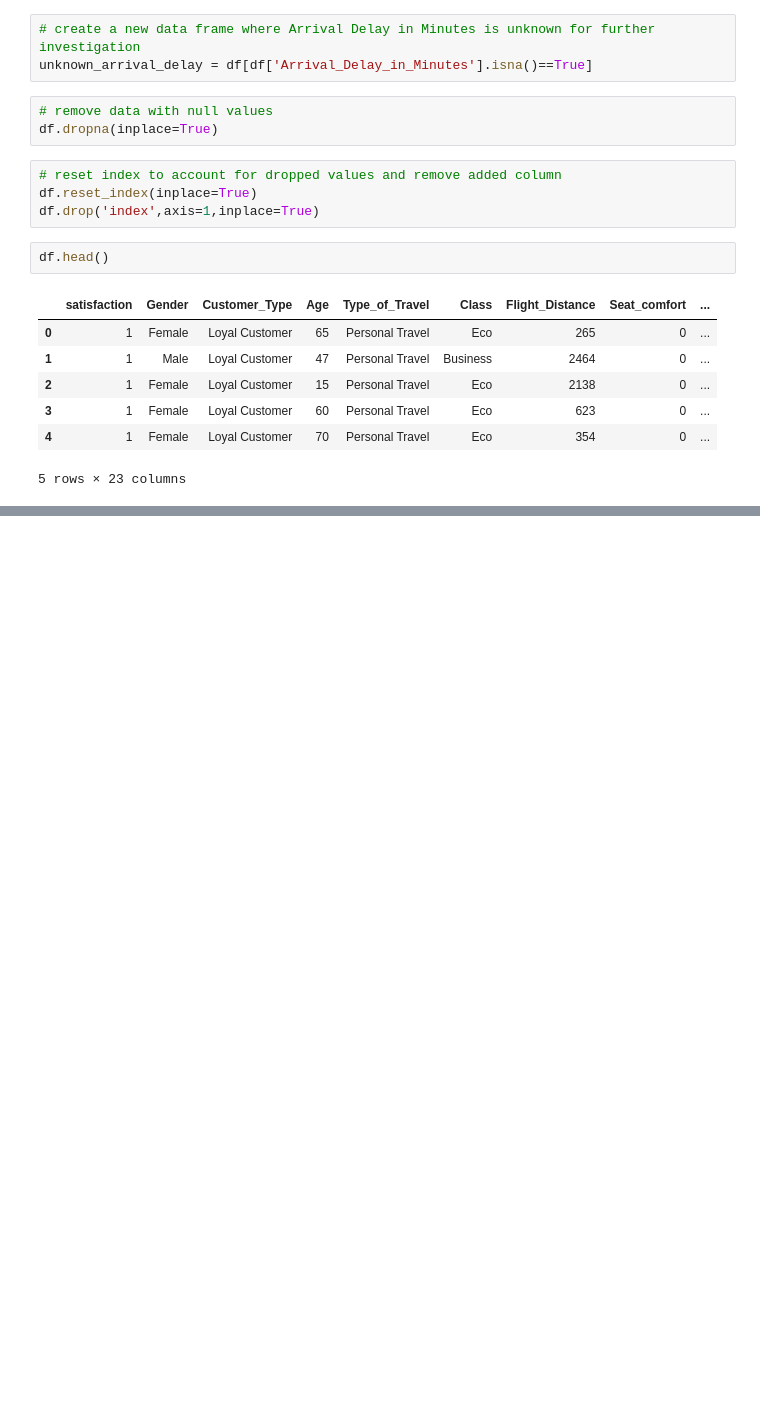
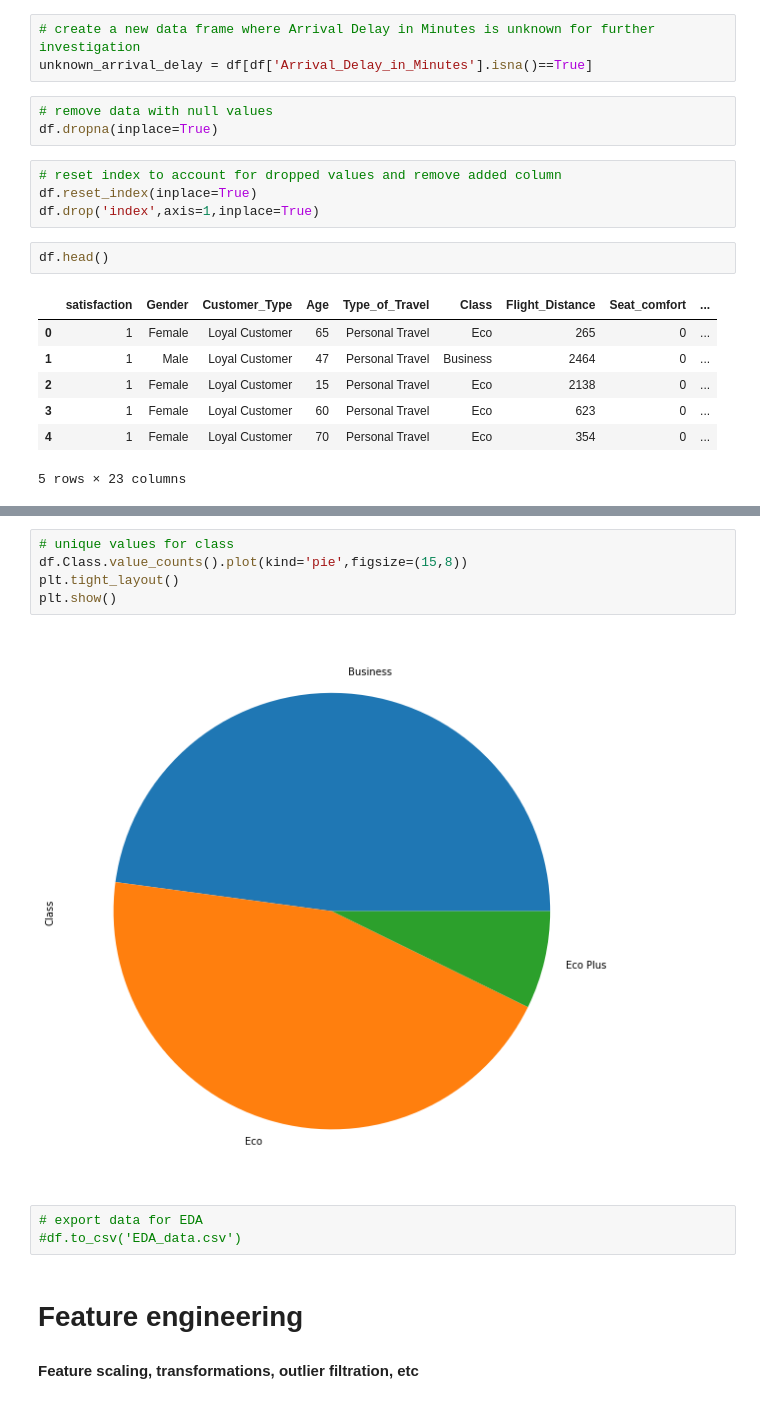
Before and after one commit to ArielJosephCohen/airline_ooptimization, a Jupyter notebook: data_prep.ipynb, the cells around one changed output, grey strips where cells are left out. Cells and saved outputs as stored; diff of their text form; blank space fills up the shorter version.

Commit message:
export data for EDA, updates

```diff
--- a/data_prep.ipynb
+++ b/data_prep.ipynb
@@ -131,0 +149,14 @@ df.head()
+# %%
+# unique values for class
+df.Class.value_counts().plot(kind='pie',figsize=(15,8))
+plt.tight_layout()
+plt.show()
+# %% [output]
+[figure, added]
+# %%
+# export data for EDA
+#df.to_csv('EDA_data.csv')
+# %% [markdown]
+# Feature engineering
+
+#### Feature scaling, transformations, outlier filtration, etc
```
Also changed, not shown: parts of 5 cells of this notebook, 1 other file.
